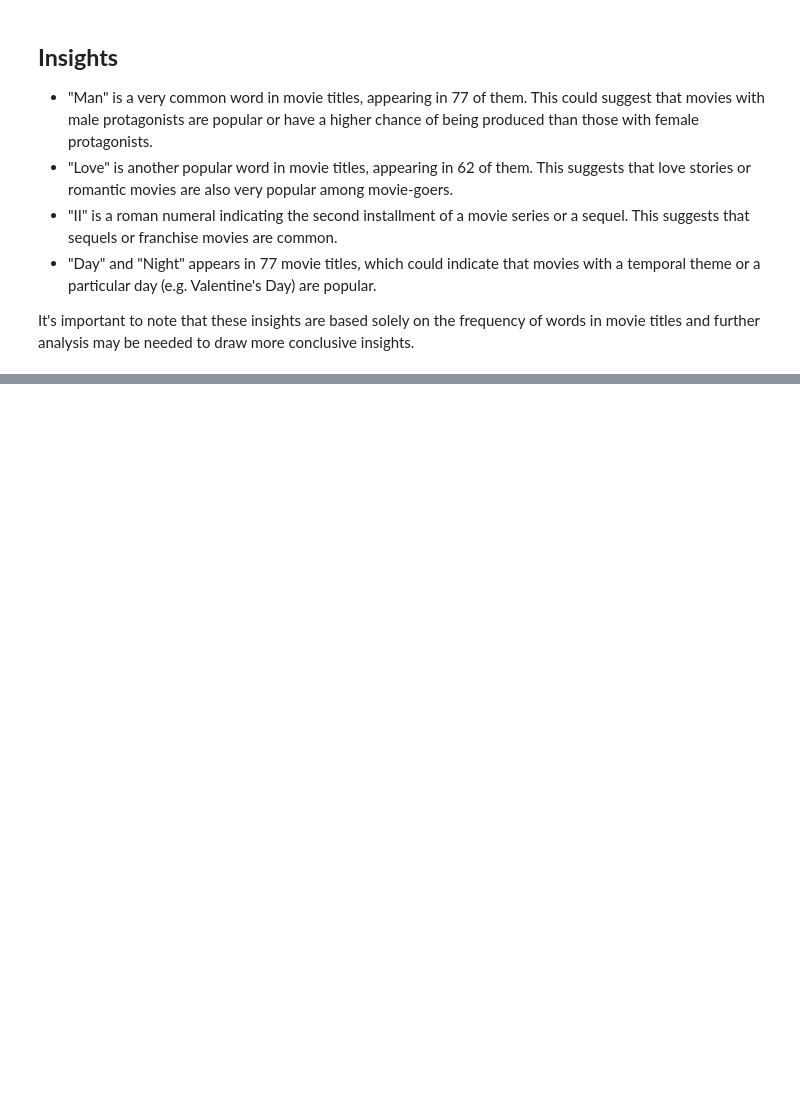
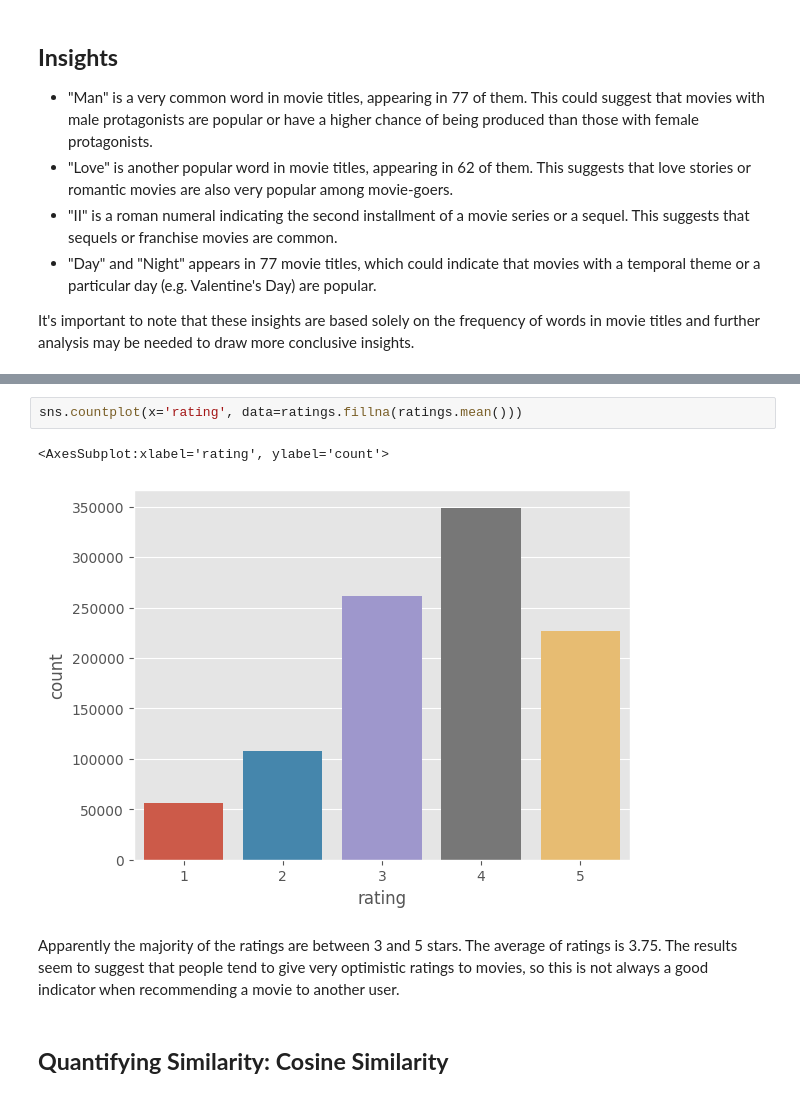
Before and after one commit to edwarjosep11/Netflix-Recommendation-Systems, a Jupyter notebook: First-Analysis.ipynb, the cells around one changed output, grey strips where cells are left out. Saved outputs shown, nothing was run; the diff lists cells and outputs as text; blank space fills up the shorter version.

```diff
--- a/First-Analysis.ipynb
+++ b/First-Analysis.ipynb
@@ -235,0 +253,9 @@ It's important to note that these insights are based solely on the frequency of
+# %%
+sns.countplot(x='rating', data=ratings.fillna(ratings.mean()))
+# %% [output]
+<AxesSubplot:xlabel='rating', ylabel='count'>
+[figure, added]
+# %% [markdown]
+Apparently the majority of the ratings are between 3 and 5 stars. The average of ratings is 3.75. The results seem to suggest that people tend to give very optimistic ratings to movies, so this is not always a good indicator when recommending a movie to another user.
+# %% [markdown]
+## **Quantifying Similarity: Cosine Similarity**
```
Also changed, not shown: parts of 40 cells of this notebook, 1 other file.
